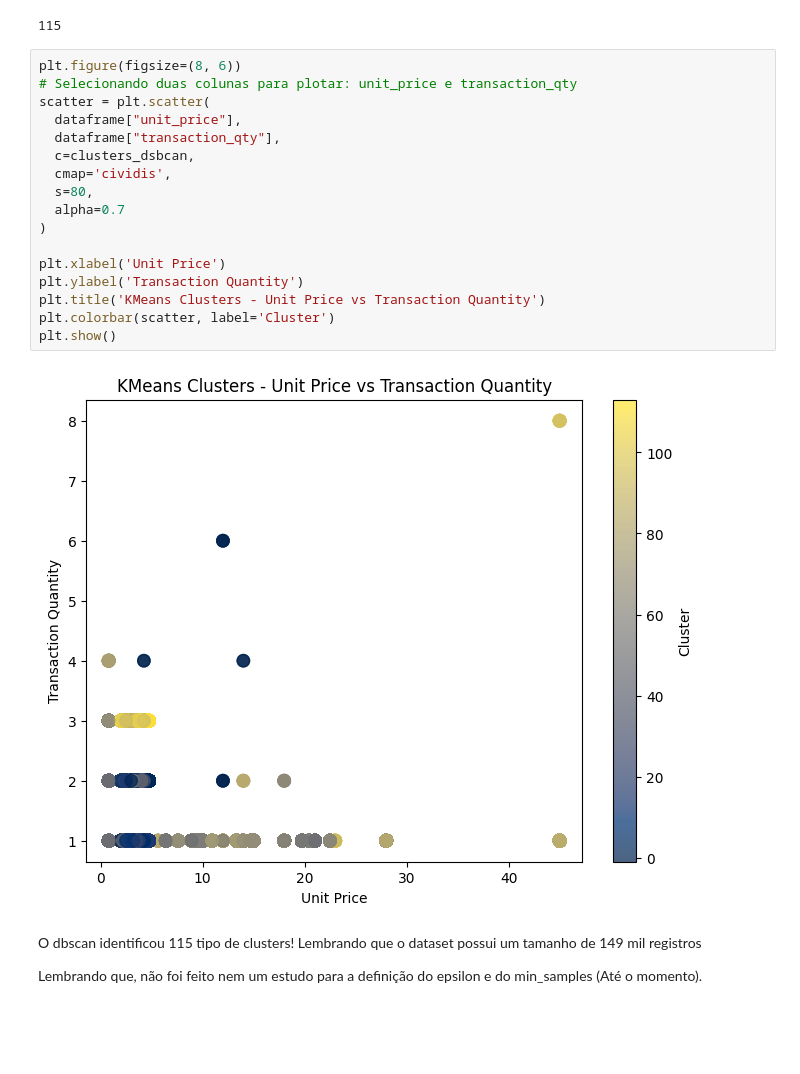
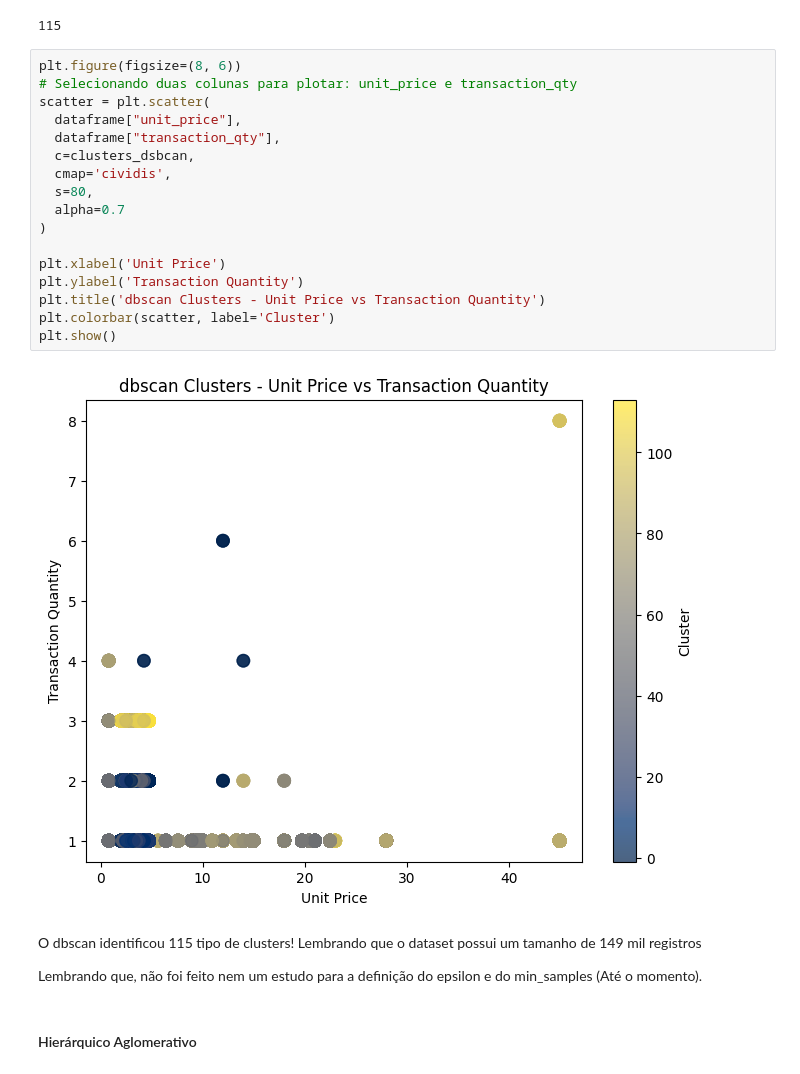
Before and after one commit to GodKelvin/pos-ia-dados-ufes, a Jupyter notebook: Clusterização e Redução de Dimensionalidade/projeto_disciplina.ipynb, the cells around one changed output. Drawn from its saved outputs; the diff is of its cells as text; blank space fills up the shorter version.

```diff
--- a/Clusterização e Redução de Dimensionalidade/projeto_disciplina.ipynb
+++ b/Clusterização e Redução de Dimensionalidade/projeto_disciplina.ipynb
@@ -173,23 +173,25 @@ len(unique_clusters)
 # %%
 plt.figure(figsize=(8, 6))
 # Selecionando duas colunas para plotar: unit_price e transaction_qty
 scatter = plt.scatter(
   dataframe["unit_price"],
   dataframe["transaction_qty"],
   c=clusters_dsbcan,
   cmap='cividis',
   s=80,
   alpha=0.7
 )
 
 plt.xlabel('Unit Price')
 plt.ylabel('Transaction Quantity')
-plt.title('KMeans Clusters - Unit Price vs Transaction Quantity')
+plt.title('dbscan Clusters - Unit Price vs Transaction Quantity')
 plt.colorbar(scatter, label='Cluster')
 plt.show()
 # %% [output]
-[figure, old version]
+[figure, new version]
 # %% [markdown]
 O dbscan identificou 115 tipo de clusters! Lembrando que o dataset possui um tamanho de 149 mil registros
 
 Lembrando que, não foi feito nem um estudo para a definição do epsilon e do min_samples (Até o momento).
+# %% [markdown]
+#### Hierárquico Aglomerativo
```
Also changed, not shown: parts of 6 cells of this notebook.
